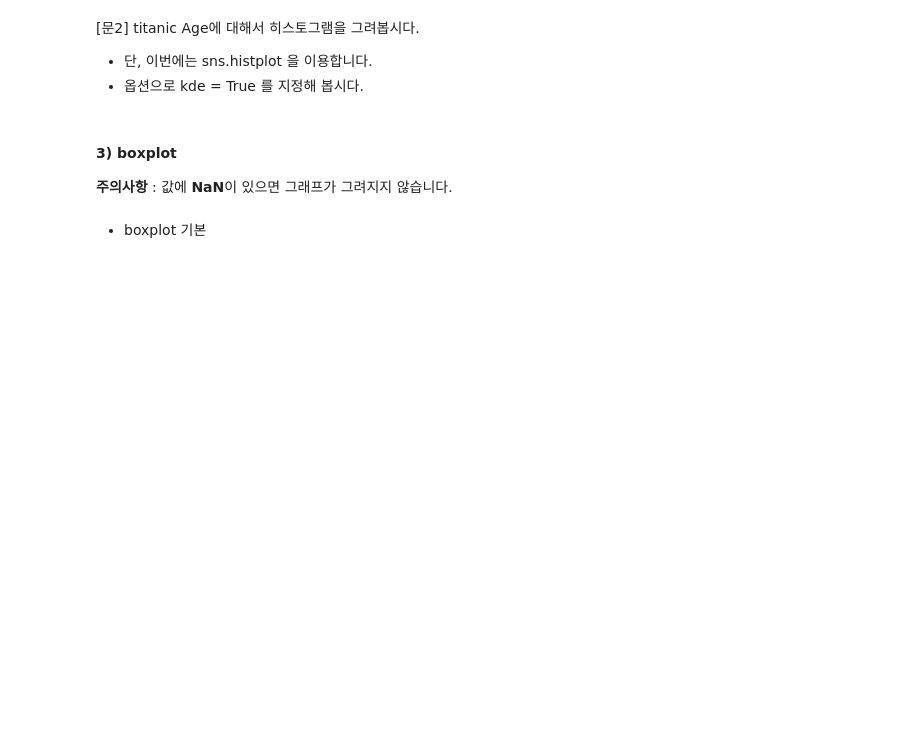
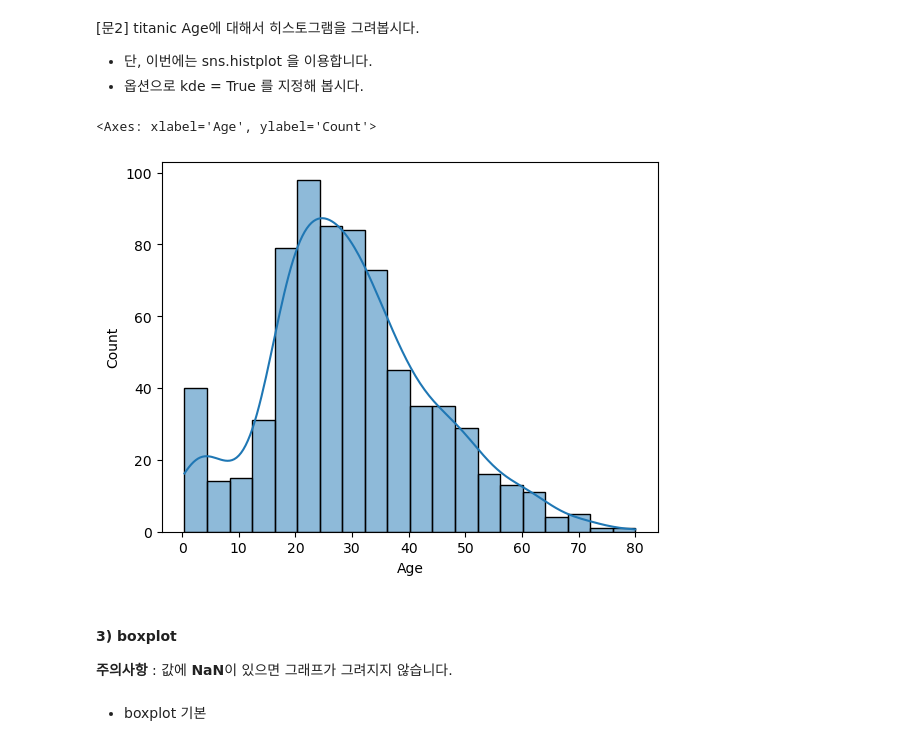
Before and after one commit to mingd00/aivle-workspace, a Jupyter notebook: 데이터 처리/chapter 06. 단변량분석 - 숫자형변수.ipynb, the cells around one changed output. Cells and saved outputs as stored; diff of their text form; code cells hidden in the pictures; blank space fills up the shorter version.

```diff
--- a/데이터 처리/chapter 06. 단변량분석 - 숫자형변수.ipynb
+++ b/데이터 처리/chapter 06. 단변량분석 - 숫자형변수.ipynb
@@ -191,6 +327,11 @@ plt.show()
 [문2] titanic Age에 대해서 히스토그램을 그려봅시다.
 * 단, 이번에는 sns.histplot 을 이용합니다.
 * 옵션으로 kde = True 를 지정해 봅시다.
+# %%
+sns.histplot(x='Age', data=titanic, kde=True)
+# %% [output]
+<Axes: xlabel='Age', ylabel='Count'>
+[figure, added]
 # %% [markdown]
 #### **3) boxplot**
 
```
Also changed, not shown: parts of 37 cells of this notebook, 4 other files.
